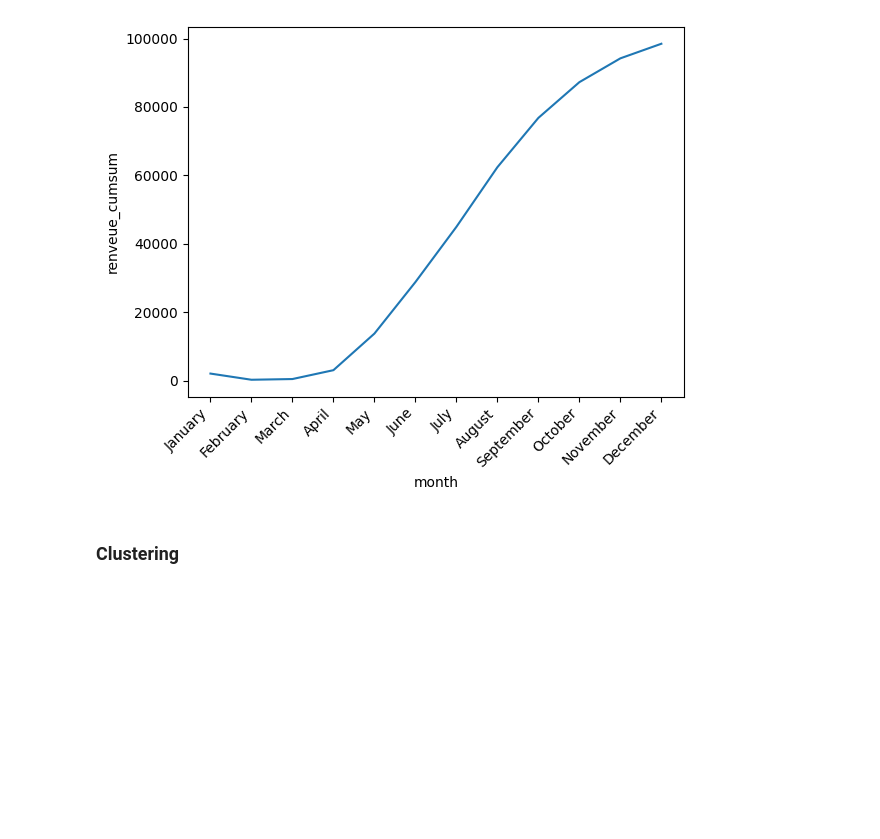
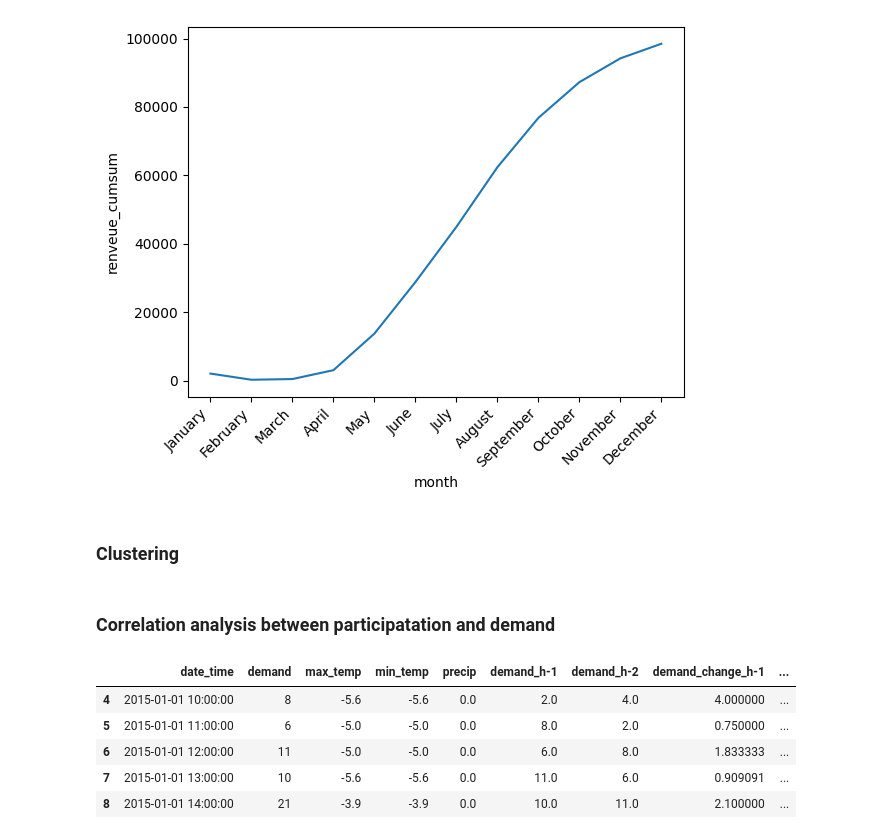
Before and after one commit to RavenRudi/AA_Group16, a Jupyter notebook: kpi_calculation.ipynb, the cells around one changed output. Saved outputs shown, nothing was run; the diff lists cells and outputs as text; code cells hidden in the pictures; blank space fills up the shorter version.

```diff
--- a/kpi_calculation.ipynb
+++ b/kpi_calculation.ipynb
@@ -283,3 +283,48 @@ Name: renveue_cumsum, Length: 55474, dtype: float64
 [figure]
 # %% [markdown]
 ### Clustering
+# %% [markdown]
+### Correlation analysis between participatation and demand
+# %%
+import pandas as pd
+import numpy as np
+import math
+# Import Data Set
+
+df_boston = pd.read_csv('./data/prepared/rides_data_prepared.csv', dtype={'start_station_id': np.int64, 'end_station_id': 'string', 'end_station_name': 'string', 'start_station_name': 'string', 'bike_id': np.int64, 'user_type': 'string'})
+df_boston['start_time'] = pd.to_datetime(df_boston['start_time'], format='%Y-%m-%d %X')
+
+df_boston.head()
+# Setup Demand as no of bikes rented in the current hour
+df_demand = df_boston.resample(rule='H', on='start_time').size().reset_index(name='demand')
+df_demand.columns = ['date_time', 'demand']
+df_demand.head()
+
+# Include Weather Data
+df_weather = pd.read_csv('./data/weather_hourly_boston.csv')
+
+df_weather.head()
+df_weather['date_time'] = pd.to_datetime(df_weather['date_time'], format='%Y-%m-%d %X')
+df_demand = df_demand.merge(df_weather, how = 'inner', on = 'date_time')
+df_demand.head()
+
+# Calculate Demand Change
+df_demand['demand_h-1'] = df_demand['demand'].shift(periods=1)
+df_demand['demand_h-2'] = df_demand['demand'].shift(periods=2)
+
+df_demand['demand_change_h-1'] = df_demand['demand'] / df_demand['demand_h-1']
+df_demand['demand_change_h-2'] = df_demand['demand'] / df_demand['demand_h-2']
+
+# Remove first two lines because no trailing
+df_demand = df_demand[2::]
+# Remove all lines with infinity to not break further plotting
+df_demand = df_demand[np.logical_and(df_demand['demand_change_h-1'] != math.inf, df_demand['demand_change_h-2'] != math.inf)]
+
+df_demand.head()
+# %% [output]
+|  | date_time | demand | max_temp | min_temp | precip | demand_h-1 | demand_h-2 | demand_change_h-1 | ... |
+| 4 | 2015-01-01 10:00:00 | 8 | -5.6 | -5.6 | 0.0 | 2.0 | 4.0 | 4.000000 | ... |
+| 5 | 2015-01-01 11:00:00 | 6 | -5.0 | -5.0 | 0.0 | 8.0 | 2.0 | 0.750000 | ... |
+| 6 | 2015-01-01 12:00:00 | 11 | -5.0 | -5.0 | 0.0 | 6.0 | 8.0 | 1.833333 | ... |
+| 7 | 2015-01-01 13:00:00 | 10 | -5.6 | -5.6 | 0.0 | 11.0 | 6.0 | 0.909091 | ... |
+| 8 | 2015-01-01 14:00:00 | 21 | -3.9 | -3.9 | 0.0 | 10.0 | 11.0 | 2.100000 | ... |
```
Also changed, not shown: parts of 1 cell of this notebook.
